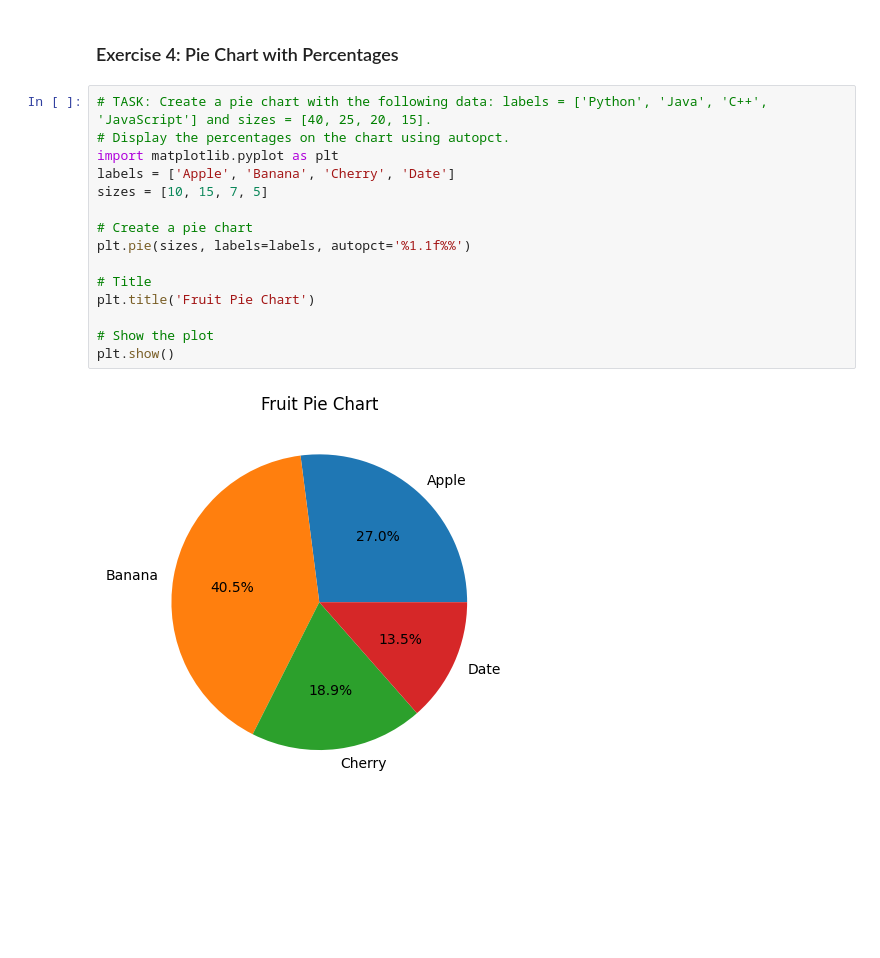
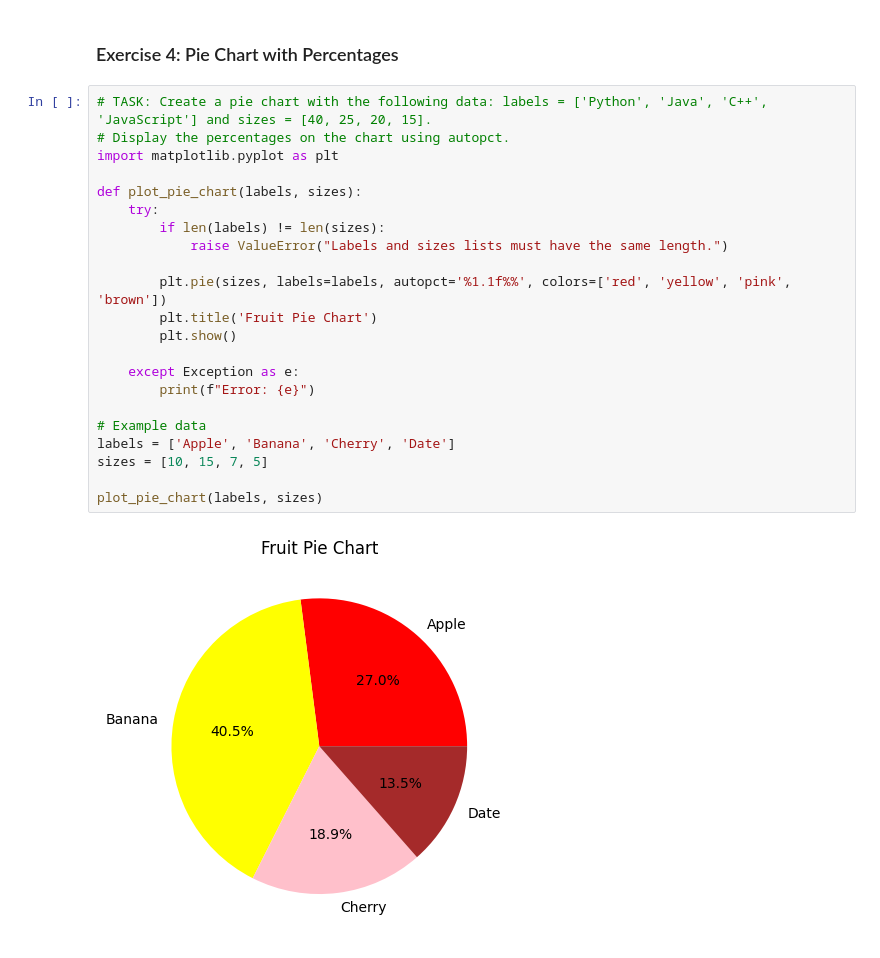
Before and after one commit to chandanavj-22/python-jupyter-template, a Jupyter notebook: src/4-pie-chart.ipynb, the cells around one changed output. Drawn from its saved outputs; the diff is of its cells as text; blank space fills up the shorter version.

```diff
--- a/src/4-pie-chart.ipynb
+++ b/src/4-pie-chart.ipynb
@@ -3,17 +3,24 @@
 # %%
 # TASK: Create a pie chart with the following data: labels = ['Python', 'Java', 'C++', 'JavaScript'] and sizes = [40, 25, 20, 15].
 # Display the percentages on the chart using autopct.
 import matplotlib.pyplot as plt
+
+def plot_pie_chart(labels, sizes):
+    try:
+        if len(labels) != len(sizes):
+            raise ValueError("Labels and sizes lists must have the same length.")
+
+        plt.pie(sizes, labels=labels, autopct='%1.1f%%', colors=['red', 'yellow', 'pink', 'brown'])
+        plt.title('Fruit Pie Chart')
+        plt.show()
+
+    except Exception as e:
+        print(f"Error: {e}")
+
+# Example data
 labels = ['Apple', 'Banana', 'Cherry', 'Date']
 sizes = [10, 15, 7, 5]
 
-# Create a pie chart
-plt.pie(sizes, labels=labels, autopct='%1.1f%%')
-
-# Title
-plt.title('Fruit Pie Chart')
-
-# Show the plot
-plt.show()
+plot_pie_chart(labels, sizes)
 # %% [output]
-[figure, old version]
+[figure, new version]
```
Also changed, not shown: 5 other files.
